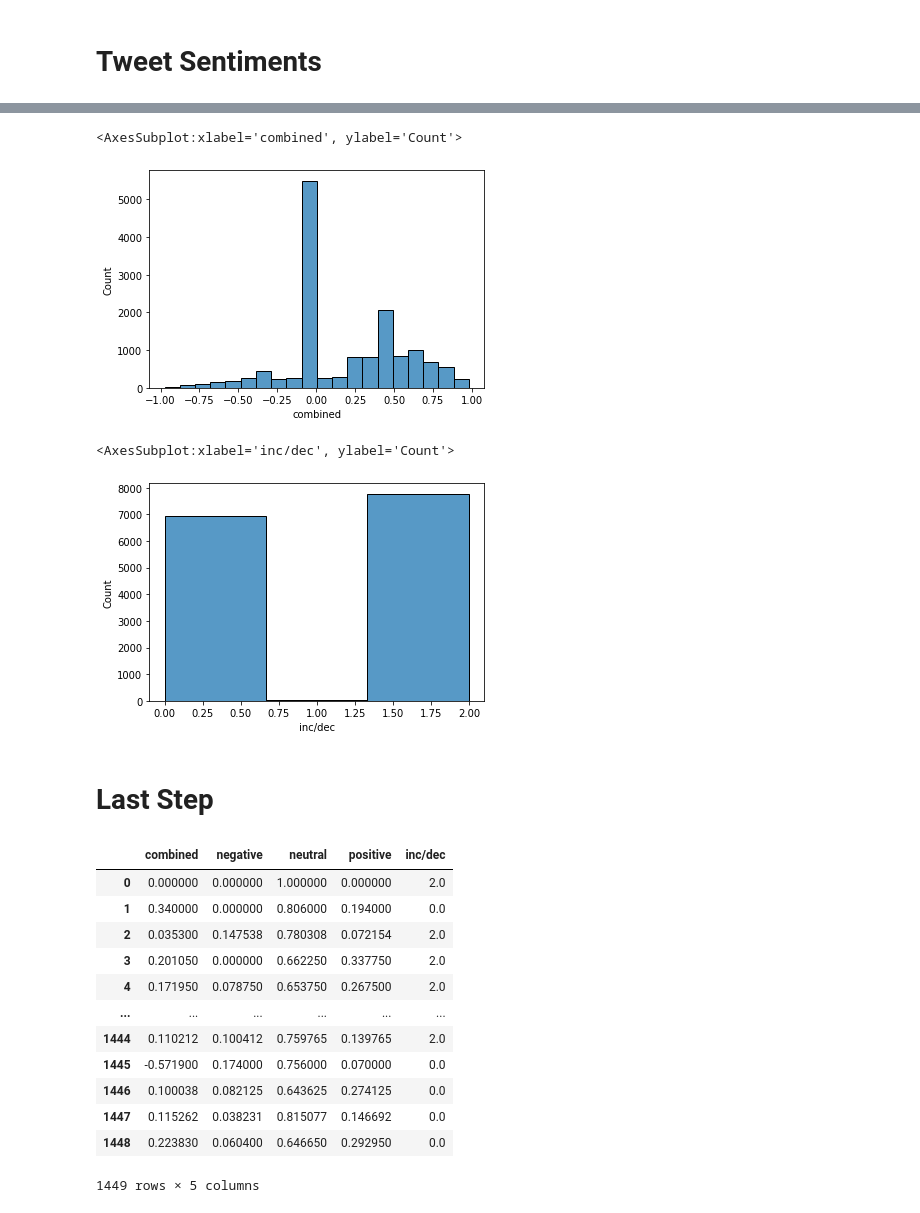
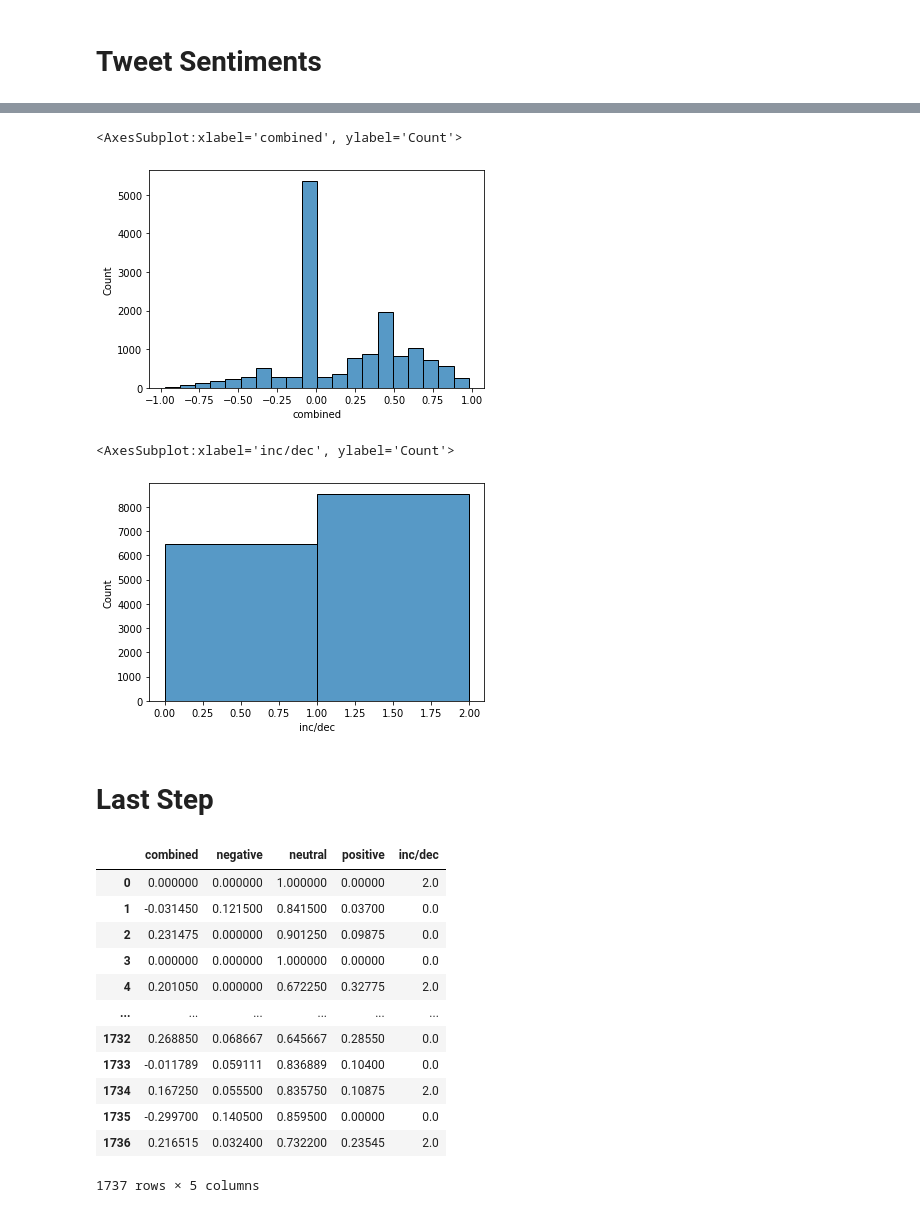
Before and after one commit to warriorprince86/MachineLearning, a Jupyter notebook: project/src/datamerge.ipynb, the cells around one changed output, grey strips where cells are left out. Drawn from its saved outputs; the diff is of its cells as text; code cells hidden in the pictures.

Commit message:
fix(updated-files-for-time-zone-check-of-tweets-and-corrected-calculation-for-inc-dec-of-stock-price): updated datafile and inc-dec calculation

```diff
--- a/project/src/datamerge.ipynb
+++ b/project/src/datamerge.ipynb
@@ -113,7 +115,7 @@ df_close.rename(columns={'Adj Close':'Price','date':'Date'}, inplace = True)
 frames = [df_open, df_close]
 df_stocks = pd.concat(frames)
 df_stocks = df_stocks.sort_values(by='Date').reset_index(drop=True)
-df_stocks['DeltaPCT'] = df_stocks.Price.diff().shift(-1)/df_stocks.Price.shift(-1)*100
+df_stocks['DeltaPCT'] = df_stocks.Price.diff().shift(0)/df_stocks.Price.shift(-1)*100
 
 def stockDirection(x, pct):
      # increase is 2, decrease is 0, remaining constant (+-pct%) is 1
@@ -125,7 +127,7 @@ def stockDirection(x, pct):
         return 1
 
 
-df_stocks['inc/dec'] = df_stocks.DeltaPCT.apply(lambda x: stockDirection(x,1))
+df_stocks['inc/dec'] = df_stocks.DeltaPCT.apply(lambda x: stockDirection(x,0.1))
 df_stocks
 # %% [output]
 |  | Price | Date | DeltaPCT | inc/dec |
@@ -223,7 +208,7 @@ def sentence_to_wordlist(sentence, remove_stopwords=False):
     # 5. Convert words to lower case and split them
     sentence = sentence.lower().split()
     # Remove Stop Words
-    sentence = [word for word in sentence if not word in stop_words]
+    # sentence = [word for word in sentence if not word in stop_words]
     # 5. Stemming
     # sentence = [stemmer.stem(w) for w in sentence]
     # 6. Lemmatizing
@@ -239,12 +224,12 @@ def sentence_to_wordlist(sentence, remove_stopwords=False):
         sentence_r = sentence_r + ' ' + word
       return(sentence_r)
 
-def cleanText(text):
-  text = re.sub('@[A-Za-z0-9]+' , '', text) #remove the @mentions
-  text = re.sub('https?:\/\/\S+' , '', text) #remove the hyperlinks
-  text = re.sub(r'#', '', text) #removing #tags
-  text = re.sub(r'RT[\s]+', '', text) #removing RT(ReTweets)
-  return text
+# def cleanText(text):
+#   text = re.sub('@[A-Za-z0-9]+' , '', text) #remove the @mentions
+#   text = re.sub('https?:\/\/\S+' , '', text) #remove the hyperlinks
+#   text = re.sub(r'#', '', text) #removing #tags
+#   text = re.sub(r'RT[\s]+', '', text) #removing RT(ReTweets)
+#   return text
 # %%
 # create a new column
 df['Content1']= df.Content.apply(lambda row: sentence_to_wordlist(row))
@@ -312,12 +292,12 @@ import seaborn as sns
 sns.histplot(data=result, x='combined',bins=20)
 # %% [output]
 <AxesSubplot:xlabel='combined', ylabel='Count'>
-[figure, old version]
+[figure, new version]
 # %%
-sns.histplot(data=result, x='inc/dec',bins=3)
+sns.histplot(data=result, x='inc/dec',bins=2)
 # %% [output]
 <AxesSubplot:xlabel='inc/dec', ylabel='Count'>
-[figure, old version]
+[figure, new version]
 # %% [markdown]
 # Last Step
 # %%
@@ -325,20 +305,19 @@ df.groupby(['Date'])[['combined','negative','neutral','positive','inc/dec']]\
     .mean().reset_index(drop=True)\
     .to_csv('data/finaldata.csv',index=False, header=True)
 # %%
-df.groupby(['Date'])[['combined','negative','neutral','positive','inc/dec']]\
-    .mean().reset_index(drop=True)
+result.groupby(['Date'])[['combined','negative','neutral','positive','inc/dec']].mean().reset_index(drop=True)
 # %% [output]
 |  | combined | negative | neutral | positive | inc/dec |
-| 0 | 0.000000 | 0.000000 | 1.000000 | 0.000000 | 2.0 |
-| 1 | 0.340000 | 0.000000 | 0.806000 | 0.194000 | 0.0 |
-| 2 | 0.035300 | 0.147538 | 0.780308 | 0.072154 | 2.0 |
-| 3 | 0.201050 | 0.000000 | 0.662250 | 0.337750 | 2.0 |
-| 4 | 0.171950 | 0.078750 | 0.653750 | 0.267500 | 2.0 |
+| 0 | 0.000000 | 0.000000 | 1.000000 | 0.00000 | 2.0 |
+| 1 | -0.031450 | 0.121500 | 0.841500 | 0.03700 | 0.0 |
+| 2 | 0.231475 | 0.000000 | 0.901250 | 0.09875 | 0.0 |
+| 3 | 0.000000 | 0.000000 | 1.000000 | 0.00000 | 0.0 |
+| 4 | 0.201050 | 0.000000 | 0.672250 | 0.32775 | 2.0 |
 | ... | ... | ... | ... | ... | ... |
-| 1444 | 0.110212 | 0.100412 | 0.759765 | 0.139765 | 2.0 |
-| 1445 | -0.571900 | 0.174000 | 0.756000 | 0.070000 | 0.0 |
-| 1446 | 0.100038 | 0.082125 | 0.643625 | 0.274125 | 0.0 |
-| 1447 | 0.115262 | 0.038231 | 0.815077 | 0.146692 | 0.0 |
-| 1448 | 0.223830 | 0.060400 | 0.646650 | 0.292950 | 0.0 |
+| 1732 | 0.268850 | 0.068667 | 0.645667 | 0.28550 | 0.0 |
+| 1733 | -0.011789 | 0.059111 | 0.836889 | 0.10400 | 0.0 |
+| 1734 | 0.167250 | 0.055500 | 0.835750 | 0.10875 | 2.0 |
+| 1735 | -0.299700 | 0.140500 | 0.859500 | 0.00000 | 0.0 |
+| 1736 | 0.216515 | 0.032400 | 0.732200 | 0.23545 | 2.0 |
-1449 rows × 5 columns
+1737 rows × 5 columns
 # %%
```
Also changed, not shown: parts of 9 cells of this notebook, 4 other files.
